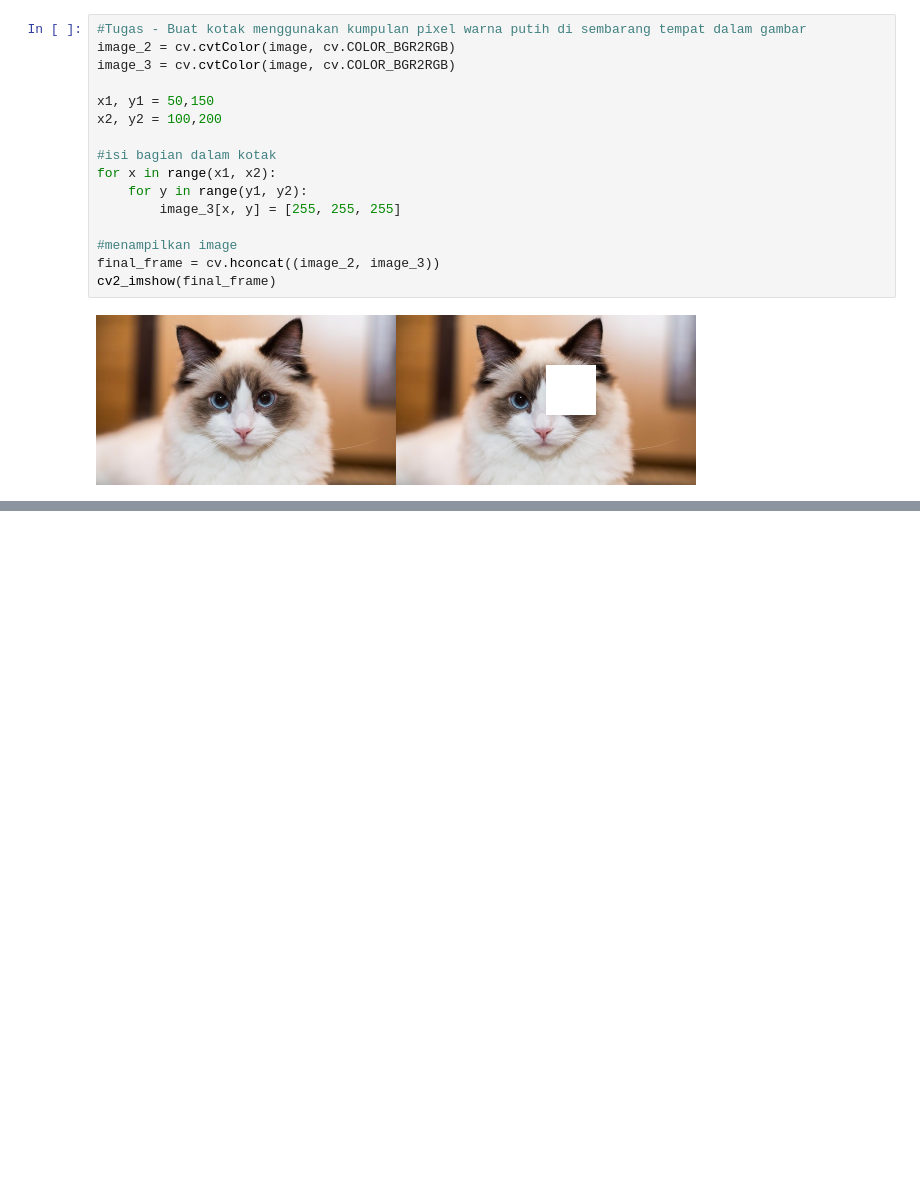
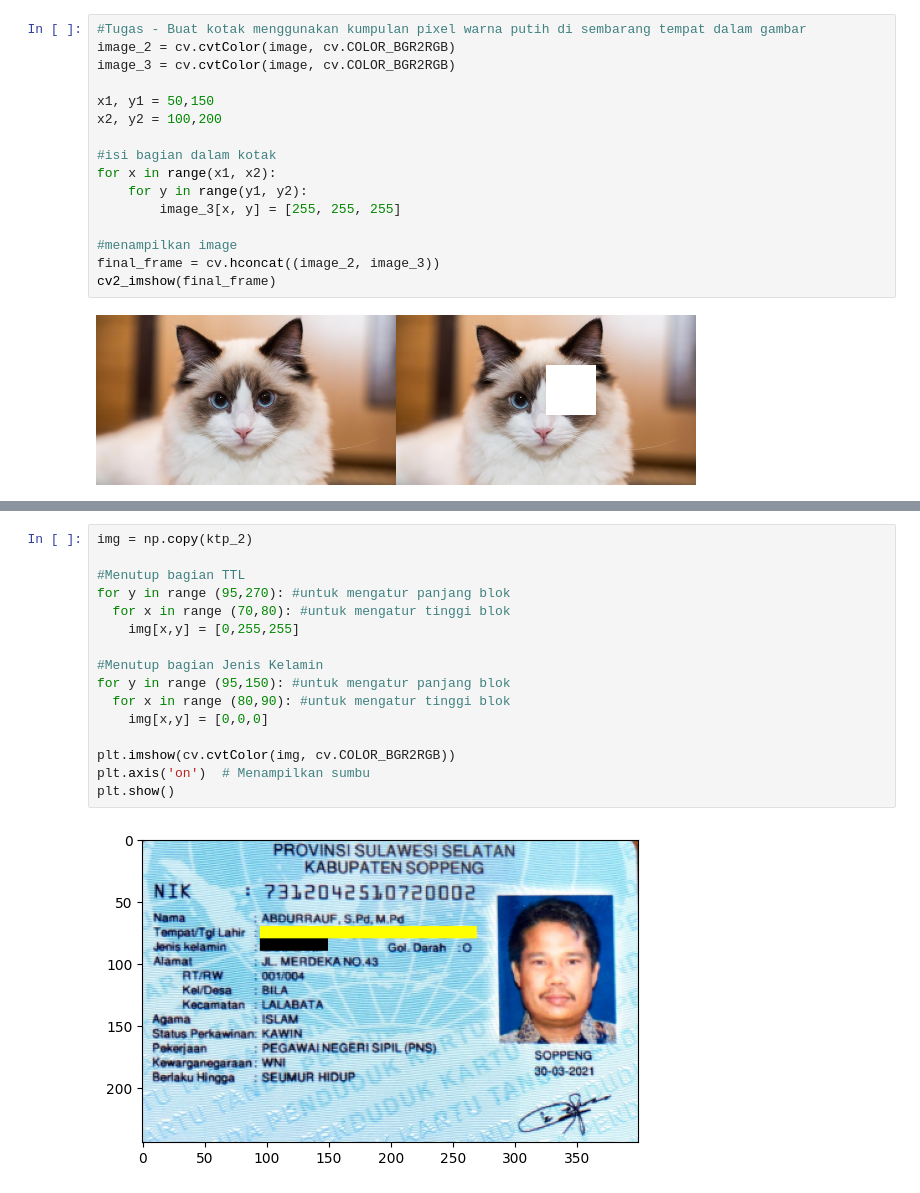
Before and after one commit to daffayudisaa/PCVK_Ganjil_2024, a Jupyter notebook: Week1.ipynb, the cells around one changed output, grey strips where cells are left out. Cells and saved outputs as stored; diff of their text form; blank space fills up the shorter version.

```diff
--- a/Week1.ipynb
+++ b/Week1.ipynb
@@ -171,0 +216,18 @@ cv2_imshow(final_frame)
+# %%
+img = np.copy(ktp_2)
+
+#Menutup bagian TTL
+for y in range (95,270): #untuk mengatur panjang blok
+  for x in range (70,80): #untuk mengatur tinggi blok
+    img[x,y] = [0,255,255]
+
+#Menutup bagian Jenis Kelamin
+for y in range (95,150): #untuk mengatur panjang blok
+  for x in range (80,90): #untuk mengatur tinggi blok
+    img[x,y] = [0,0,0]
+
+plt.imshow(cv.cvtColor(img, cv.COLOR_BGR2RGB))
+plt.axis('on')  # Menampilkan sumbu
+plt.show()
+# %% [output]
+[figure, added]
```
Also changed, not shown: parts of 5 cells of this notebook.
